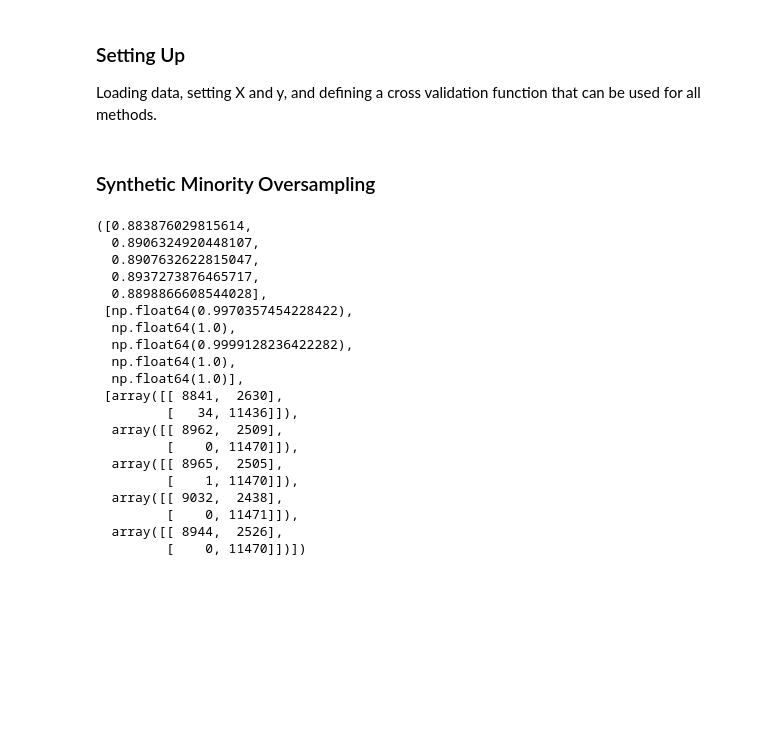
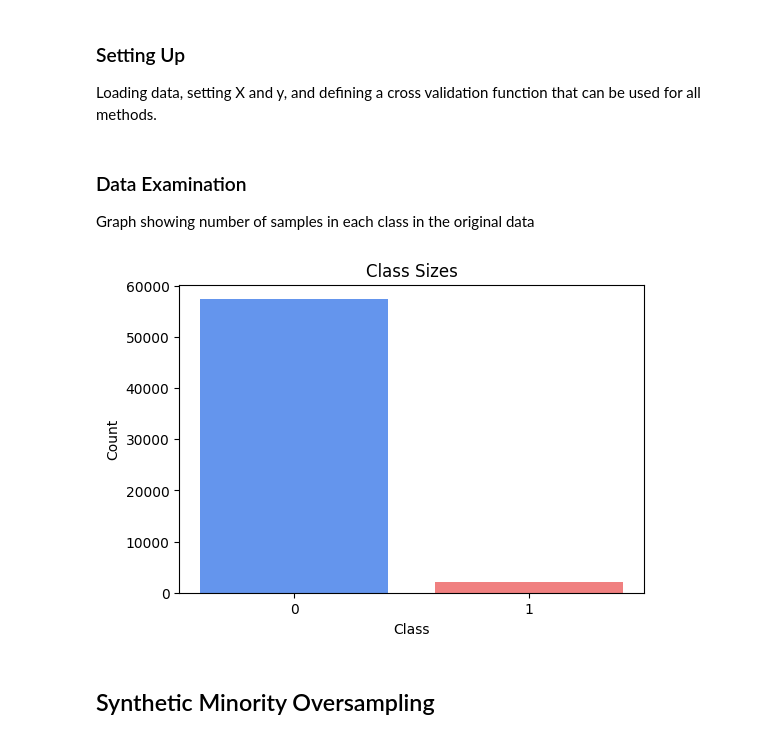
Before and after one commit to MaryEDeignan/HW4, a Jupyter notebook: class_imbalance.ipynb, the cells around one changed output. Cells and saved outputs as stored; diff of their text form; code cells hidden in the pictures; blank space fills up the shorter version.

Commit message:
adding visuals and comments

```diff
--- a/class_imbalance.ipynb
+++ b/class_imbalance.ipynb
@@ -64,8 +66,24 @@ def crossvalidate(kf, x, y, model):
         recall.append(recall_score(ytest, y_pred, average = 'binary'))
         cm_list.append(confusion_matrix(ytest, y_pred))
     return cm_list, accuracy, recall
+# %% [markdown]
+### Data Examination
+Graph showing number of samples in each class in the original data
+# %%
+class_counts = y.value_counts()
+
+# Plotting the class sizes
+plt.figure(figsize=(6, 4))
+plt.bar(class_counts.index, class_counts.values, color=['cornflowerblue', 'lightcoral'])
+plt.xlabel("Class")
+plt.ylabel("Count")
+plt.title("Class Sizes")
+plt.xticks(class_counts.index)
+plt.show()
+# %% [output]
+[figure, added]
 # %% [markdown]
-### Synthetic Minority Oversampling
+## Synthetic Minority Oversampling
 # %%
 oversample = SMOTE()
 x_sampled, y_sampled = oversample.fit_resample(x, y)
@@ -79,23 +96,0 @@ results, accuracy, recall = crossvalidate(kf, x_sampled, y_sampled, model)
-# %%
-accuracy, recall, results
-# %% [output]
-([0.883876029815614,
-  0.8906324920448107,
-  0.8907632622815047,
-  0.8937273876465717,
-  0.8898866608544028],
- [np.float64(0.9970357454228422),
-  np.float64(1.0),
-  np.float64(0.9999128236422282),
-  np.float64(1.0),
-  np.float64(1.0)],
- [array([[ 8841,  2630],
-         [   34, 11436]]),
-  array([[ 8962,  2509],
-         [    0, 11470]]),
-  array([[ 8965,  2505],
-         [    1, 11470]]),
-  array([[ 9032,  2438],
-         [    0, 11471]]),
-  array([[ 8944,  2526],
-         [    0, 11470]])])
```
Also changed, not shown: parts of 18 cells of this notebook.
